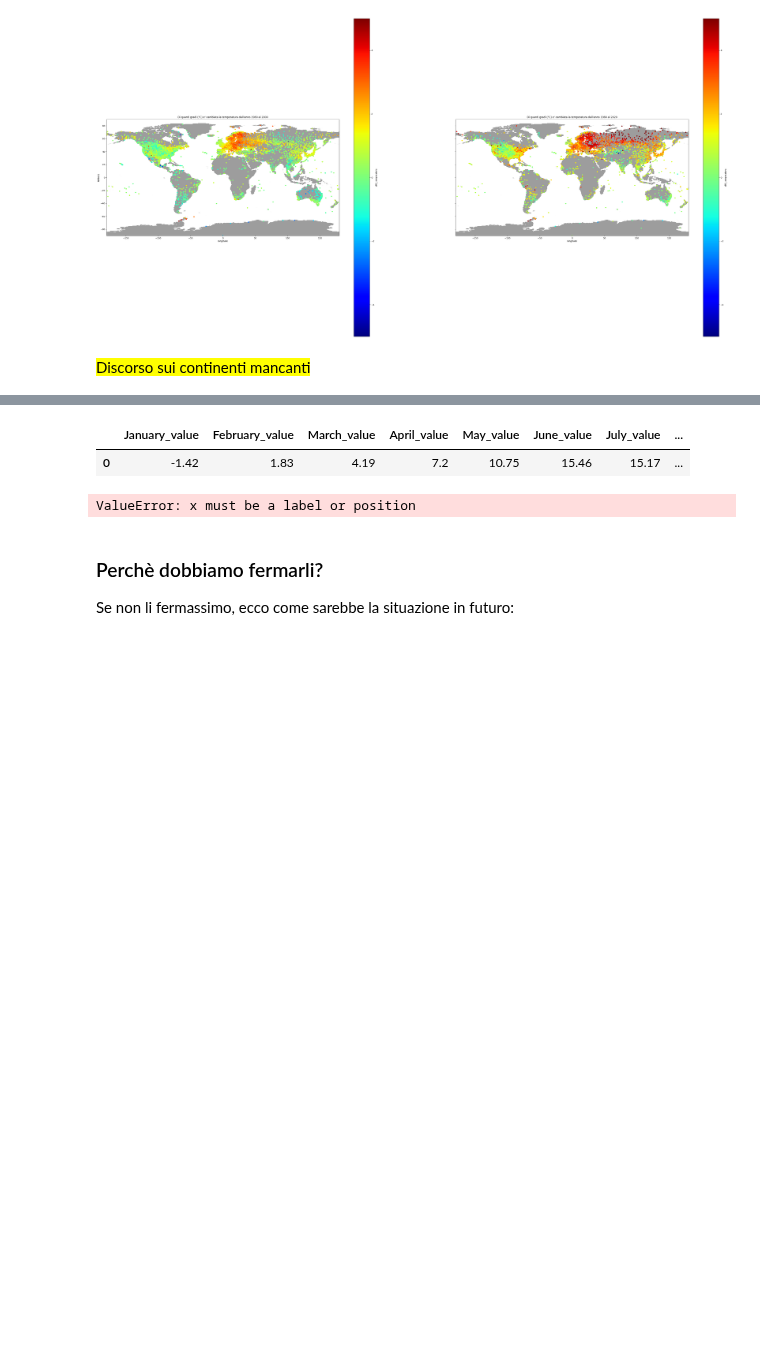
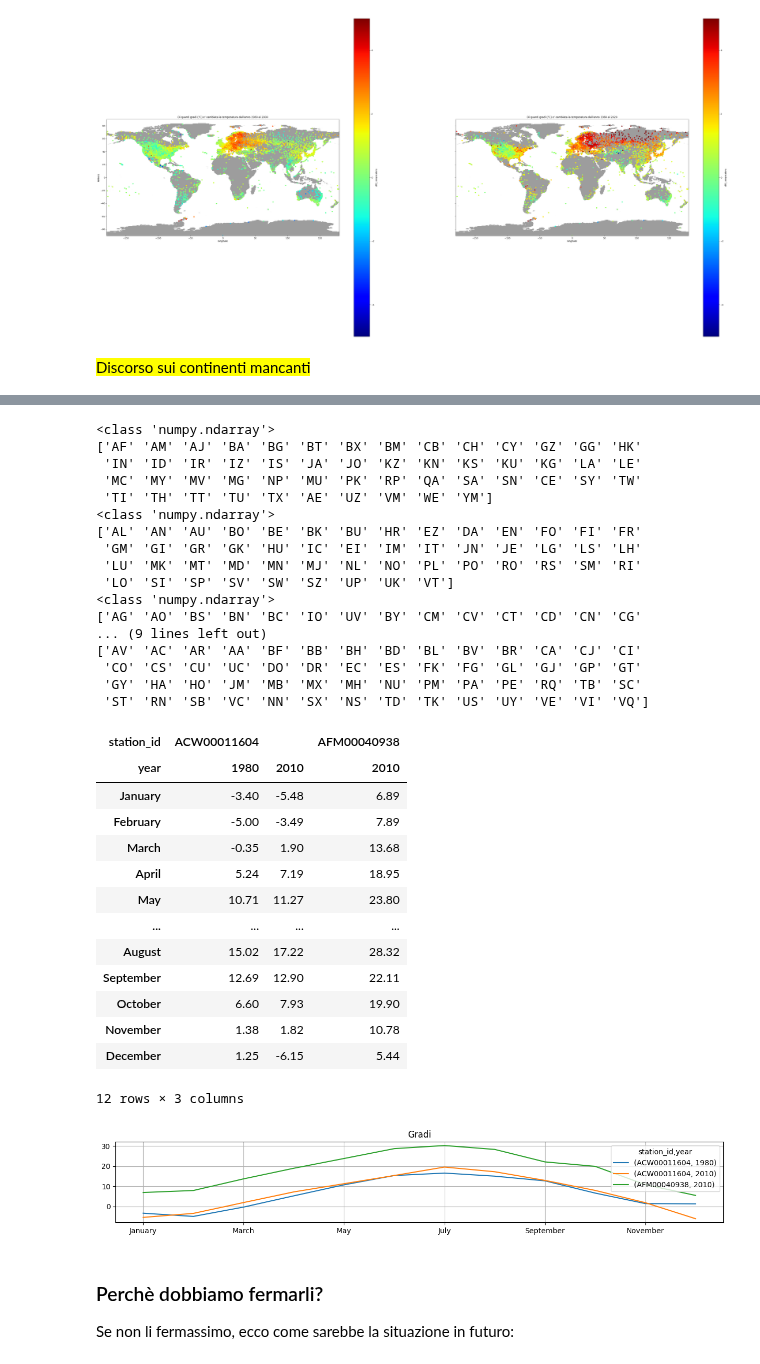
Before and after one commit to ElenaCurti/big-data, a Jupyter notebook: Attivita_03_DataAnalytics/file.ipynb, the cells around one changed output, grey strips where cells are left out. Drawn from its saved outputs; the diff is of its cells as text; code cells hidden in the pictures; blank space fills up the shorter version.

```diff
--- a/Attivita_03_DataAnalytics/file.ipynb
+++ b/Attivita_03_DataAnalytics/file.ipynb
@@ -269,21 +277,82 @@ Di quanti gradi (°C) si è alzata la temperatura dal 1960 ad oggi?
 # %%
-df_to_plot = df_temperatures[(df_temperatures["year"] == 1961) & (df_temperatures["station_id"] =="ACW00011604" )]                   # Seleziono solo l'anno desiderato
+# stations_africa = df_temperatures.merge(df_stations, on="station_id")
+# stations_africa = stations_africa.merge(df_country, on="fips")
+# stations_africa = stations_africa[stations_africa["fips"] == "IT"]
+# stations_africa = stations_africa["name_country"].unique()
+# stations_africa = stations_africa["year"].value_counts().sort_values()
+# for i, row in stations_africa.items():
+#     print(i, row)
+# display(stations_africa)
+
+# fips_country = input("Inserisci FIPS del paese da visualizzare (https://en.wikipedia.org/wiki/List_of_FIPS_country_codes): ")
+
+
+# num_of_country = stations_africa["year"].value_counts().sort_values()
+
+
+continenti = df_country["region"].unique()
+for continente in continenti:
+    if pd.isna(continente): continue
+    #https://stackoverflow.com/questions/12096252/use-a-list-of-values-to-select-rows-from-a-pandas-dataframe
+    every_fips_of_continente = df_country[df_country["region"] == continente]["fips"].unique()
+    print(type(every_fips_of_continente))
+    every_station = df_stations
+    print(every_fips_of_continente)
+
+
+df_to_plot = df_temperatures[((df_temperatures["year"] == 1980) | (df_temperatures["year"] == 2010))& ((df_temperatures["station_id"] =="ACW00011604") | (df_temperatures["station_id"] =="AFM00040938"))]                   # Seleziono solo l'anno desiderato
 # df_to_plot = df_to_plot.merge(df_stations, on="station_id")        # Faccio il merge con le stazioni
 # df_to_plot["avg_temp"] = df_to_plot[[calendar.month_name[i]+"_value" for i in range(1,13)]].mean(axis=1)    # Calcolo la temperatura media annuale
+df_to_plot = df_to_plot.set_index(["station_id", "year"])
 df_to_plot = df_to_plot[[calendar.month_name[i]+"_value" for i in range(1,13)]]                         # Seleziono solo alcuni campi
+
+df_to_plot = df_to_plot.rename(columns={calendar.month_name[i]+"_value":calendar.month_name[i] for i in range(1,13)})
 
 # df = get_df(year1).merge(get_df(year2), how="inner",  on=["station_id", "latitude", "longitude"])
 
 # Calcolo la differenza della temperatura media annuale
 # df['diff_temperatura'] = df[get_col_name(year2)] - df[get_col_name(year1)]
+df_to_plot = df_to_plot.transpose()
 display(df_to_plot)
 # ax.set_xticklabels(<your labels>, rotation=0)
 
-df_to_plot.plot(kind="line", title='Gradi', x=["January_value", "February_value"])
+grafico = df_to_plot.plot(kind="line", title='Gradi', figsize=(15,2))
+plt.grid(True)
+# grafico.step(x=1, y=2)
+# plt.axis([0, 11, -5, 20])
 # %% [output]
+<class 'numpy.ndarray'>
+['AF' 'AM' 'AJ' 'BA' 'BG' 'BT' 'BX' 'BM' 'CB' 'CH' 'CY' 'GZ' 'GG' 'HK'
+ 'IN' 'ID' 'IR' 'IZ' 'IS' 'JA' 'JO' 'KZ' 'KN' 'KS' 'KU' 'KG' 'LA' 'LE'
+ 'MC' 'MY' 'MV' 'MG' 'NP' 'MU' 'PK' 'RP' 'QA' 'SA' 'SN' 'CE' 'SY' 'TW'
+ 'TI' 'TH' 'TT' 'TU' 'TX' 'AE' 'UZ' 'VM' 'WE' 'YM']
+<class 'numpy.ndarray'>
+['AL' 'AN' 'AU' 'BO' 'BE' 'BK' 'BU' 'HR' 'EZ' 'DA' 'EN' 'FO' 'FI' 'FR'
+ 'GM' 'GI' 'GR' 'GK' 'HU' 'IC' 'EI' 'IM' 'IT' 'JN' 'JE' 'LG' 'LS' 'LH'
+ 'LU' 'MK' 'MT' 'MD' 'MN' 'MJ' 'NL' 'NO' 'PL' 'PO' 'RO' 'RS' 'SM' 'RI'
+ 'LO' 'SI' 'SP' 'SV' 'SW' 'SZ' 'UP' 'UK' 'VT']
+<class 'numpy.ndarray'>
+['AG' 'AO' 'BS' 'BN' 'BC' 'IO' 'UV' 'BY' 'CM' 'CV' 'CT' 'CD' 'CN' 'CG'
+... (9 lines left out)
+['AV' 'AC' 'AR' 'AA' 'BF' 'BB' 'BH' 'BD' 'BL' 'BV' 'BR' 'CA' 'CJ' 'CI'
+ 'CO' 'CS' 'CU' 'UC' 'DO' 'DR' 'EC' 'ES' 'FK' 'FG' 'GL' 'GJ' 'GP' 'GT'
+ 'GY' 'HA' 'HO' 'JM' 'MB' 'MX' 'MH' 'NU' 'PM' 'PA' 'PE' 'RQ' 'TB' 'SC'
+ 'ST' 'RN' 'SB' 'VC' 'NN' 'SX' 'NS' 'TD' 'TK' 'US' 'UY' 'VE' 'VI' 'VQ']
-|  | January_value | February_value | March_value | April_value | May_value | June_value | July_value | ... |
-| 0 | -1.42 | 1.83 | 4.19 | 7.2 | 10.75 | 15.46 | 15.17 | ... |
+| station_id | ACW00011604 |  | AFM00040938 |
+| year | 1980 | 2010 | 2010 |
+| January | -3.40 | -5.48 | 6.89 |
+| February | -5.00 | -3.49 | 7.89 |
+| March | -0.35 | 1.90 | 13.68 |
+| April | 5.24 | 7.19 | 18.95 |
+| May | 10.71 | 11.27 | 23.80 |
+| ... | ... | ... | ... |
+| August | 15.02 | 17.22 | 28.32 |
+| September | 12.69 | 12.90 | 22.11 |
+| October | 6.60 | 7.93 | 19.90 |
+| November | 1.38 | 1.82 | 10.78 |
+| December | 1.25 | -6.15 | 5.44 |
-ValueError: x must be a label or position
+12 rows × 3 columns
+[figure, added]
 # %% [markdown]
 ### Perchè dobbiamo fermarli?
 Se non li fermassimo, ecco come sarebbe la situazione in futuro:
```
Also changed, not shown: parts of 3 cells of this notebook.
